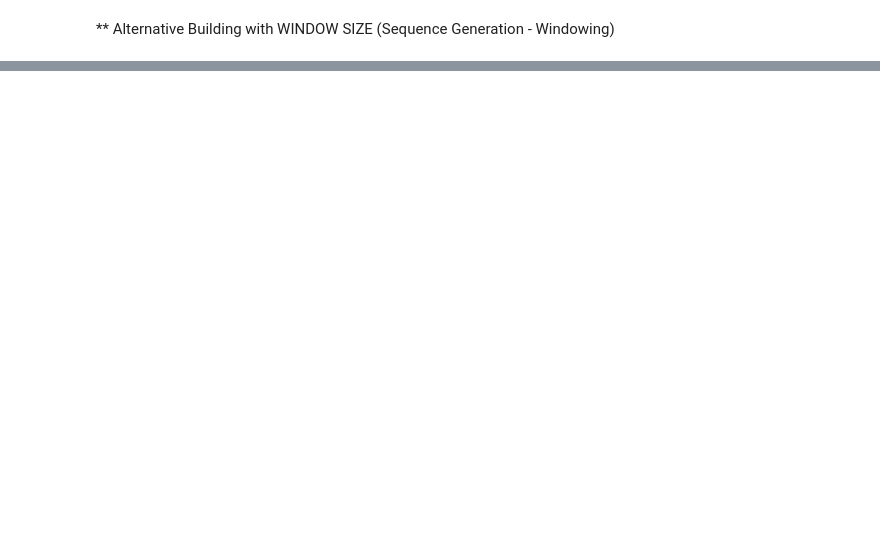
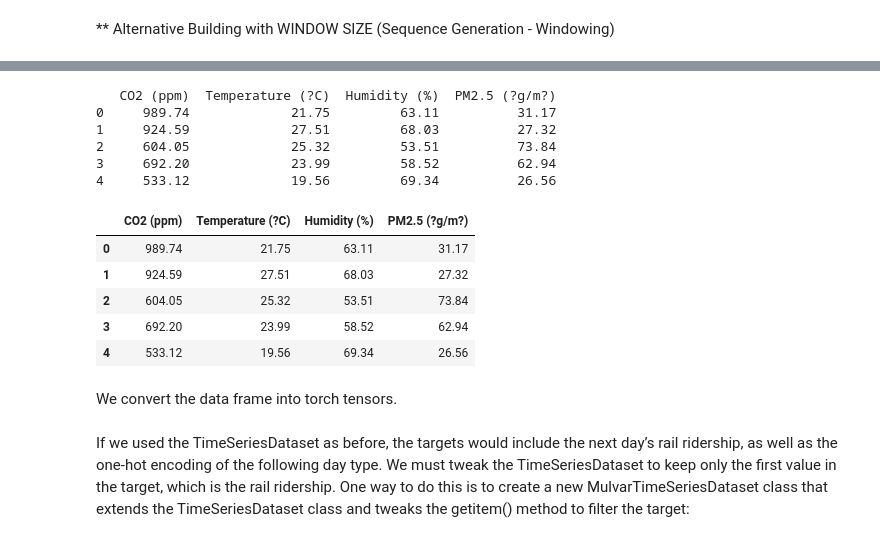
Before and after one commit to naingwinkyaw/IT123-Project_ID4288602M_, a Jupyter notebook: 03_IT123_Project_R1.ipynb, the cells around one changed output, grey strips where cells are left out. Cells and saved outputs as stored; diff of their text form; code cells hidden in the pictures; blank space fills up the shorter version.

```diff
--- a/03_IT123_Project_R1.ipynb
+++ b/03_IT123_Project_R1.ipynb
@@ -395,0 +526,9 @@ R2 Score: -0.01
+# %%
+# Ensure 'Timestamp' is datetime and set it as the index for time-based slicing
+df_indexed = df.set_index('Timestamp')
+
+# Adjusting date ranges to match the actual dataset time frame (2024-02 to 2025-01)
+# Example ranges, adjust as needed for your training, validation, and test split
+CO2_train = torch.FloatTensor(df_indexed["CO2 (ppm)"]["2024-02":"2024-09"].values / 1e6)
+CO2_valid = torch.FloatTensor(df_indexed["CO2 (ppm)"]["2024-10":"2024-11"].values / 1e6)
+CO2_test = torch.FloatTensor(df_indexed["CO2 (ppm)"]["2024-12":"2025-01"].values / 1e6)
@@ -395,0 +754,26 @@ R2 Score: -0.01
+# %%
+# Select relevant columns for multivariate prediction from the Indoor Air Quality dataset
+# The original code referred to 'rail' and 'day_type' which are not in this dataset.
+# Assuming CO2 (ppm) is the primary target, and others are features.
+df_mulvar = df[['CO2 (ppm)', 'Temperature (?C)', 'Humidity (%)', 'PM2.5 (?g/m?)']]
+
+# Display the head of the new multivariate DataFrame
+print(df_mulvar.head())
+# %% [output]
+   CO2 (ppm)  Temperature (?C)  Humidity (%)  PM2.5 (?g/m?)
+0     989.74             21.75         63.11          31.17
+1     924.59             27.51         68.03          27.32
+2     604.05             25.32         53.51          73.84
+3     692.20             23.99         58.52          62.94
+4     533.12             19.56         69.34          26.56
+# %%
+df_mulvar.head()
+# %% [output]
+|  | CO2 (ppm) | Temperature (?C) | Humidity (%) | PM2.5 (?g/m?) |
+| 0 | 989.74 | 21.75 | 63.11 | 31.17 |
+| 1 | 924.59 | 27.51 | 68.03 | 27.32 |
+| 2 | 604.05 | 25.32 | 53.51 | 73.84 |
+| 3 | 692.20 | 23.99 | 58.52 | 62.94 |
+| 4 | 533.12 | 19.56 | 69.34 | 26.56 |
+# %% [markdown]
+We convert the data frame into torch tensors.
@@ -395,0 +789,2 @@ R2 Score: -0.01
+# %% [markdown]
+If we used the TimeSeriesDataset as before, the targets would include the next day’s rail ridership, as well as the one-hot encoding of the following day type. We must tweak the TimeSeriesDataset to keep only the first value in the target, which is the rail ridership. One way to do this is to create a new MulvarTimeSeriesDataset class that extends the TimeSeriesDataset class and tweaks the getitem() method to filter the target:
```
Also changed, not shown: parts of 75 cells of this notebook.
